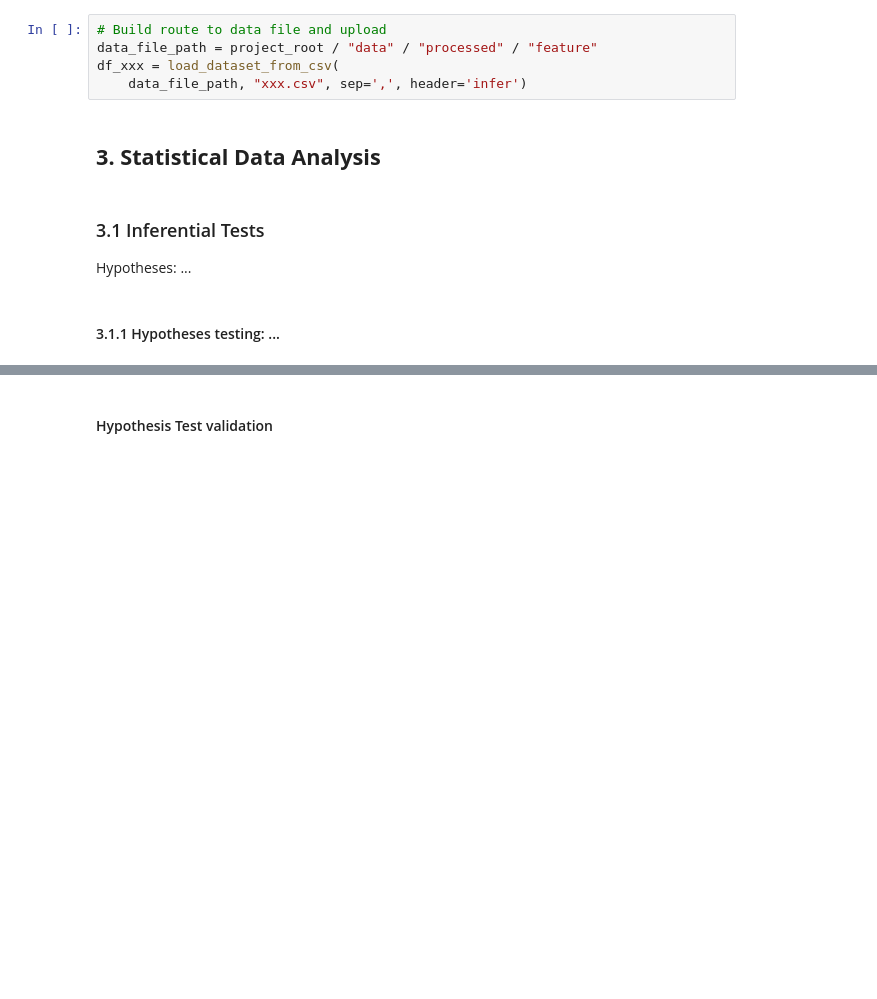
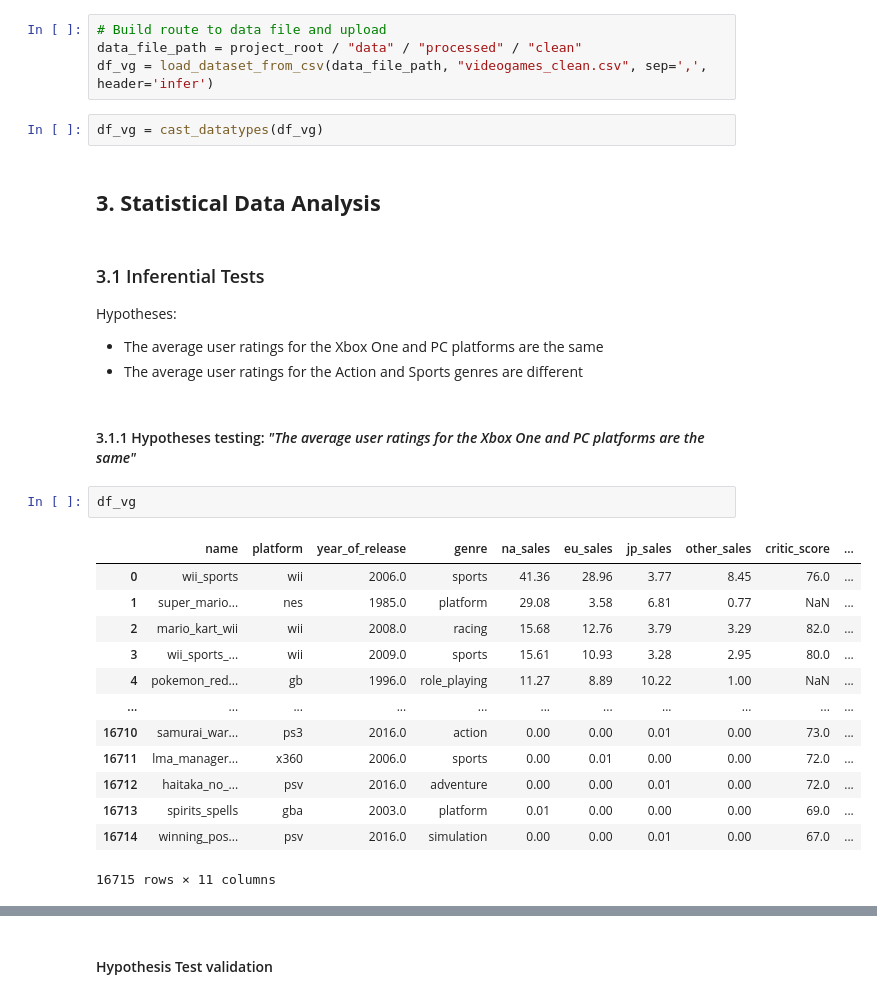
Before and after one commit to LuisPastranaLemus/P_20250529_Videogames_analysis, a Jupyter notebook: notebooks/04_sda_name_analysis.ipynb, the cells around one changed output, grey strips where cells are left out. Saved outputs shown, nothing was run; the diff lists cells and outputs as text; blank space fills up the shorter version.

```diff
--- a/notebooks/04_sda_name_analysis.ipynb
+++ b/notebooks/04_sda_name_analysis.ipynb
@@ -40,17 +36,37 @@ if str(project_root) not in sys.path:
 ## __2. Path to Data file__
 # %%
 # Build route to data file and upload
-data_file_path = project_root / "data" / "processed" / "feature"
-df_xxx = load_dataset_from_csv(
-    data_file_path, "xxx.csv", sep=',', header='infer')
+data_file_path = project_root / "data" / "processed" / "clean"
+df_vg = load_dataset_from_csv(data_file_path, "videogames_clean.csv", sep=',', header='infer')
+# %%
+df_vg = cast_datatypes(df_vg)
 # %% [markdown]
 ## __3. Statistical Data Analysis__
 # %% [markdown]
 ### 3.1  Inferential Tests
 
-Hypotheses: ...
+Hypotheses:
+
+- The average user ratings for the Xbox One and PC platforms are the same
+- The average user ratings for the Action and Sports genres are different
 # %% [markdown]
-#### 3.1.1  Hypotheses testing: ...
+#### 3.1.1  Hypotheses testing: _"The average user ratings for the Xbox One and PC platforms are the same"_
+# %%
+df_vg
+# %% [output]
+|  | name | platform | year_of_release | genre | na_sales | eu_sales | jp_sales | other_sales | critic_score | ... |
+| 0 | wii_sports | wii | 2006.0 | sports | 41.36 | 28.96 | 3.77 | 8.45 | 76.0 | ... |
+| 1 | super_mario... | nes | 1985.0 | platform | 29.08 | 3.58 | 6.81 | 0.77 | NaN | ... |
+| 2 | mario_kart_wii | wii | 2008.0 | racing | 15.68 | 12.76 | 3.79 | 3.29 | 82.0 | ... |
+| 3 | wii_sports_... | wii | 2009.0 | sports | 15.61 | 10.93 | 3.28 | 2.95 | 80.0 | ... |
+| 4 | pokemon_red... | gb | 1996.0 | role_playing | 11.27 | 8.89 | 10.22 | 1.00 | NaN | ... |
+| ... | ... | ... | ... | ... | ... | ... | ... | ... | ... | ... |
+| 16710 | samurai_war... | ps3 | 2016.0 | action | 0.00 | 0.00 | 0.01 | 0.00 | 73.0 | ... |
+| 16711 | lma_manager... | x360 | 2006.0 | sports | 0.00 | 0.01 | 0.00 | 0.00 | 72.0 | ... |
+| 16712 | haitaka_no_... | psv | 2016.0 | adventure | 0.00 | 0.00 | 0.01 | 0.00 | 72.0 | ... |
+| 16713 | spirits_spells | gba | 2003.0 | platform | 0.01 | 0.00 | 0.00 | 0.00 | 69.0 | ... |
+| 16714 | winning_pos... | psv | 2016.0 | simulation | 0.00 | 0.00 | 0.01 | 0.00 | 67.0 | ... |
+16715 rows × 11 columns
 # %%
 # Hypothesis: ...
 
```
Also changed, not shown: parts of 20 cells of this notebook, 12 other files.
